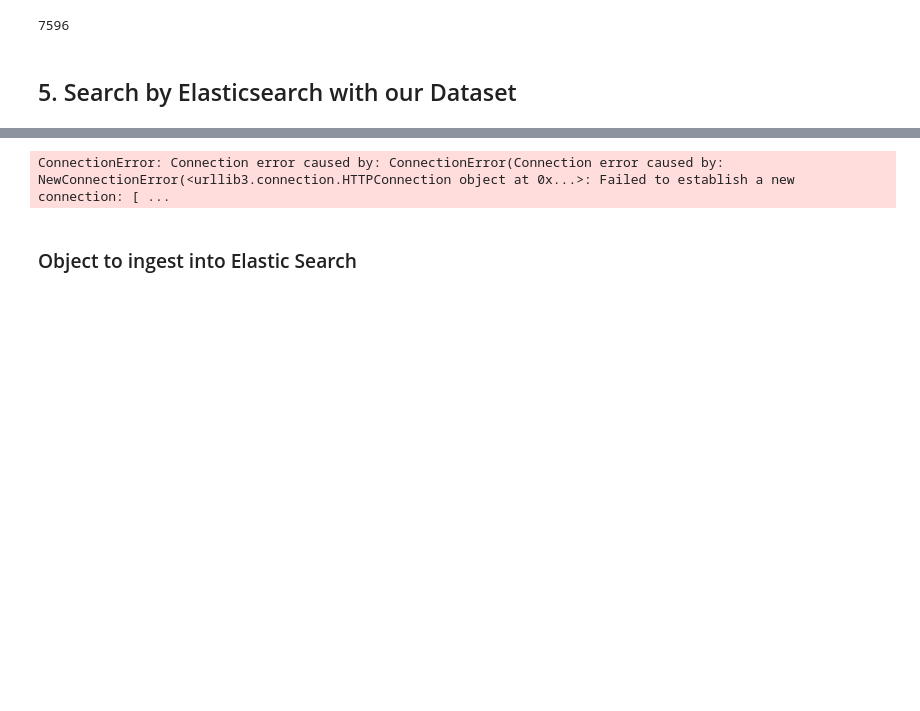
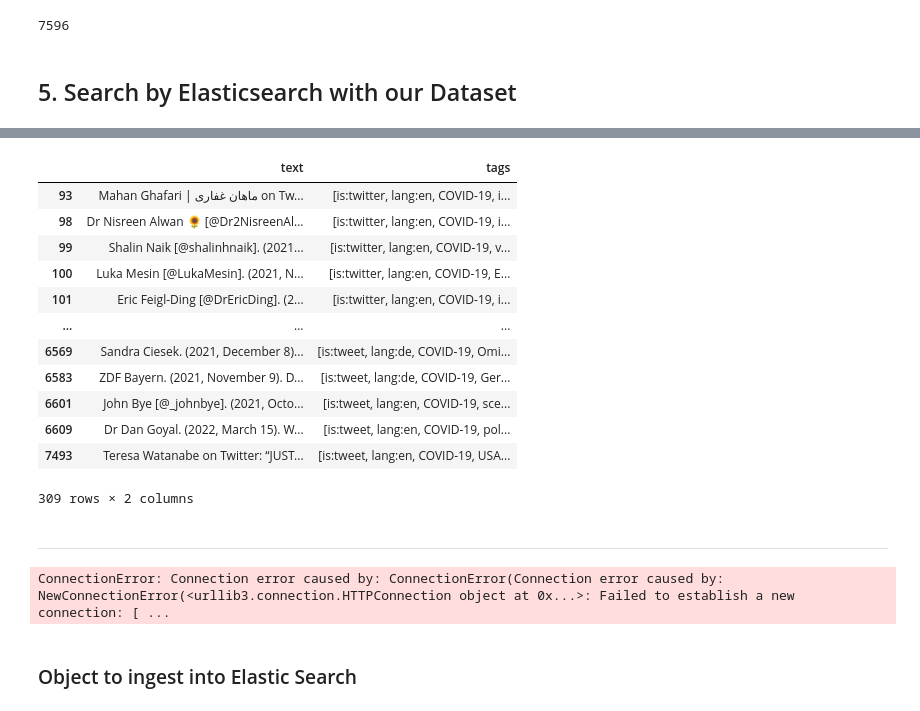
Before and after one commit to ml-phan/knowledge-base, a Jupyter notebook: pipeline-hypothesis_data.ipynb, the cells around one changed output, grey strips where cells are left out. Saved outputs shown, nothing was run; the diff lists cells and outputs as text; code cells hidden in the pictures; blank space fills up the shorter version.

```diff
--- a/pipeline-hypothesis_data.ipynb
+++ b/pipeline-hypothesis_data.ipynb
@@ -749,0 +818,3 @@ with open('hypothesis_documents_v2.jsonl', 'w') as f:
+# %%
+
+knowledge_base_feed = pd.read_json('hypothesis_documents_v2.jsonl', orient='records', lines=True)
@@ -750,3 +894,38 @@ with open('hypothesis_documents_v2.jsonl', 'w') as f:
+# %%
+tags_to_check = ['has:update', 'has:date', 'has date', 'update', 'expiry date', 'has:date-approx']
+
+tags_to_check = ['is:tweet', "is:twitter"]
+
+
+def get_ann_by_tag(row, tag_values):
+    for tag in tag_values:
+        if tag in row['tags']:
+            row['date-like'] = True
+            #row['date'] = tag
+        #else:
+            #row['date-like'] = False
+            #row['date'] = None
+    return row
+# %%
+_ = knowledge_base_feed.apply(lambda row: get_ann_by_tag(row, tags_to_check), axis=1)
+# %%
+_[_['date-like'] == True][['text', 'tags']]
+# %% [output]
+|  | text | tags |
+| 93 | Mahan Ghafari | ماهان غفاری on Tw... | [is:twitter, lang:en, COVID-19, i... |
+| 98 | Dr Nisreen Alwan 🌻 [@Dr2NisreenAl... | [is:twitter, lang:en, COVID-19, i... |
+| 99 | Shalin Naik [@shalinhnaik]. (2021... | [is:twitter, lang:en, COVID-19, v... |
+| 100 | Luka Mesin [@LukaMesin]. (2021, N... | [is:twitter, lang:en, COVID-19, E... |
+| 101 | Eric Feigl-Ding [@DrEricDing]. (2... | [is:twitter, lang:en, COVID-19, i... |
+| ... | ... | ... |
+| 6569 | Sandra Ciesek. (2021, December 8)... | [is:tweet, lang:de, COVID-19, Omi... |
+| 6583 | ZDF Bayern. (2021, November 9). D... | [is:tweet, lang:de, COVID-19, Ger... |
+| 6601 | John Bye [@_johnbye]. (2021, Octo... | [is:tweet, lang:en, COVID-19, sce... |
+| 6609 | Dr Dan Goyal. (2022, March 15). W... | [is:tweet, lang:en, COVID-19, pol... |
+| 7493 | Teresa Watanabe on Twitter: “JUST... | [is:tweet, lang:en, COVID-19, USA... |
+309 rows × 2 columns
+# %% [markdown]
+---
 # %%
 from elasticsearch import Elasticsearch
 
```
Also changed, not shown: parts of 18 cells of this notebook, 2 other files.
